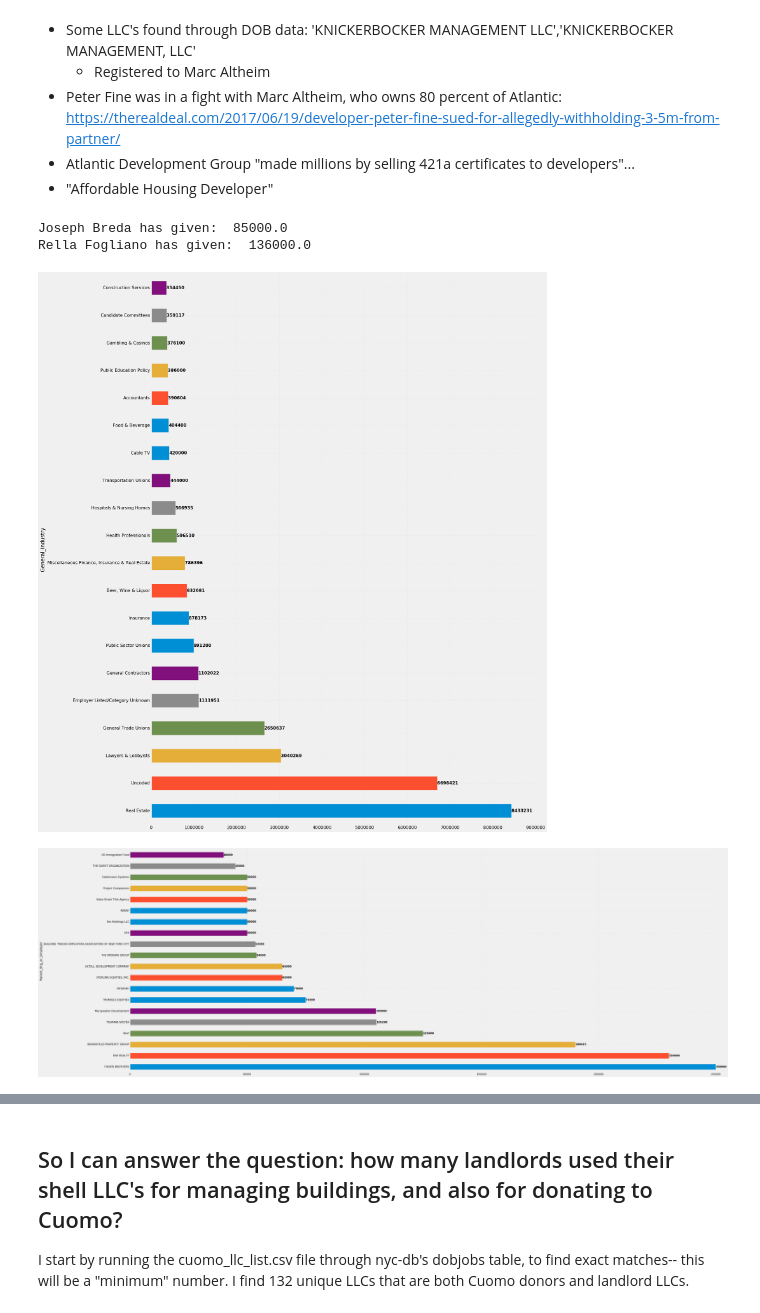
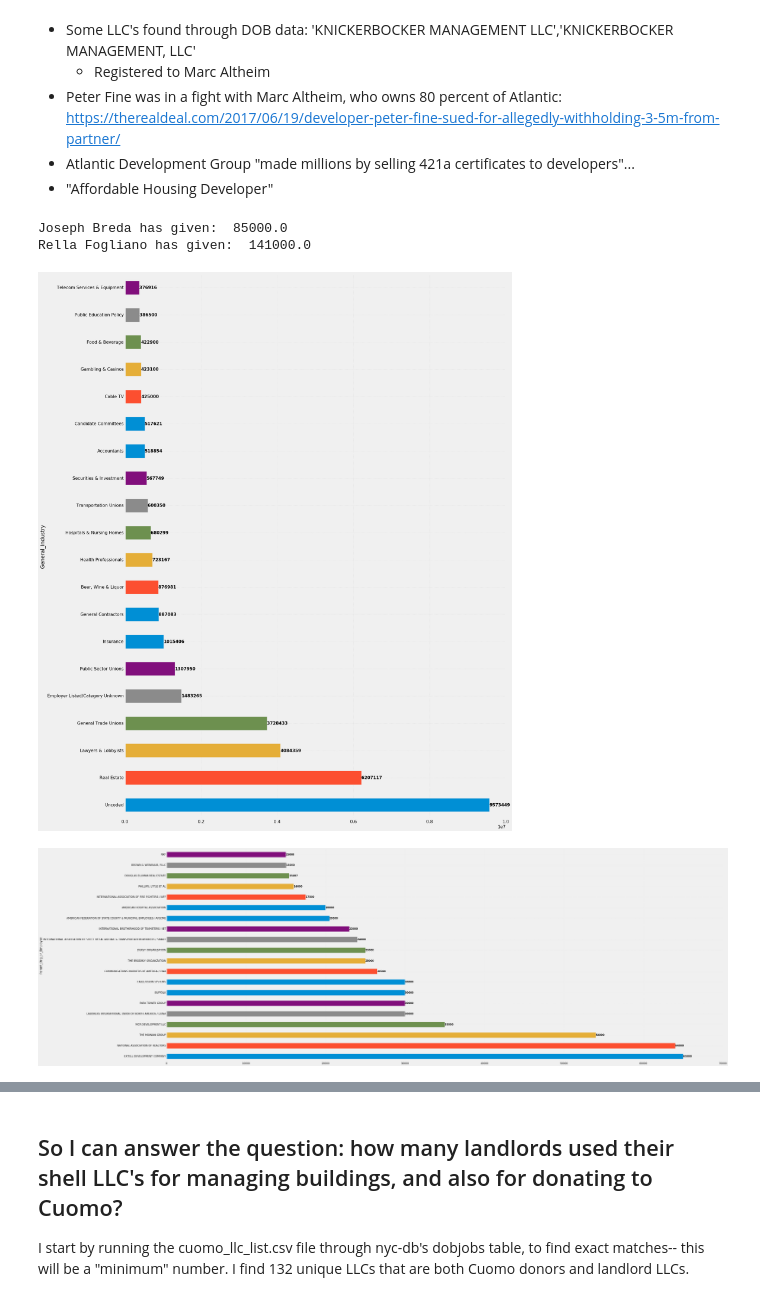
Before and after one commit to kromreig/warchest_cuomo_indy, a Jupyter notebook: Cuomo_Campaign_Finance.ipynb, the cells around one changed output, grey strips where cells are left out. Cells and saved outputs as stored; diff of their text form; code cells hidden in the pictures.

```diff
--- a/Cuomo_Campaign_Finance.ipynb
+++ b/Cuomo_Campaign_Finance.ipynb
@@ -597,5 +593,5 @@ rebny_df['firm'].nunique()
 # %%
 reb_list = list(set(rebny_df['firm']))
-#If they're in REBNY, categorize as REBNY
-merged.loc[merged['Parent_Org_or_Employer'].isin(reb_list),'rebny']=1
-merged.loc[merged['Parent_Org_or_Employer'].isin(reb_list),'General_Industry']='Real Estate'
+#Also, if they're in REBNY, categorize as REBNY
+df.loc[df['Parent_Org_or_Employer'].isin(reb_list),'rebny']=1
+df.loc[df['Parent_Org_or_Employer'].isin(reb_list),'General_Industry']='Real Estate'
@@ -610,10 +598,10 @@ squares = squares.groupby('General_Industry')['Amount_boe'].sum().to_frame().res
 # %%
-merged['Parent_Org_or_Employer']=merged['Parent_Org_or_Employer'].astype(object).fillna('Unknown')
+df['Parent_Org_or_Employer']=df['Parent_Org_or_Employer'].astype(object).fillna('Unknown')
 def fill_parent(row):
     if row['Parent_Org_or_Employer']=='Unknown':
         return row['firm']
     else:
         return row['Parent_Org_or_Employer']
 # %%
-merged['Parent_Org_or_Employer'] = merged.apply(fill_parent, axis=1)
+df['Parent_Org_or_Employer'] = df.apply(fill_parent, axis=1)
 # %%
@@ -761,11 +731,11 @@ merged[merged['Donor'].str.contains(r"BARNETT$", na=False)]
 - Atlantic Development Group "made millions by selling 421a certificates to developers"...
 - "Affordable Housing Developer"
 # %%
-print("Joseph Breda has given: ", merged[merged['Donor']=='JOSEPH BREDA']['Amount_boe'].sum())
-print("Rella Fogliano has given: ", merged[merged['Donor']=='RELLA FOGLIANO']['Amount_boe'].sum())
+print("Joseph Breda has given: ", df[df['Donor']=='JOSEPH BREDA']['Amount_boe'].sum())
+print("Rella Fogliano has given: ", df[df['Donor']=='RELLA FOGLIANO']['Amount_boe'].sum())
 # %% [output]
 Joseph Breda has given:  85000.0
-Rella Fogliano has given:  136000.0
+Rella Fogliano has given:  141000.0
 # %%
 plt.rcParams.update({
     'pdf.fonttype': 42,
@@ -804,8 +774,7 @@ plt.rcParams.update({
 })
 # %%
 plt.figure(figsize=(20,30))
-ax = merged\
-.groupby('General_Industry')['Amount_boe']\
+ax = df.groupby('General_Industry')['Amount_boe']\
 .sum().sort_values(ascending=False).head(20)\
 .plot(y='Amount_boe', x='General_Industry', kind='barh')
 
@@ -817,19 +786,19 @@ for i, bar in enumerate(ax.patches):
 
 plt.savefig("topindustries.pdf")
 # %% [output]
-[figure, old version]
+[figure, new version]
 # %%
 plt.figure(figsize=(50,20))
-ax=merged['2017-01-01':]\
+ax=df['2017-01-01':]\
 .groupby('Parent_Org_or_Employer')['Amount_boe']\
 .sum().sort_values(ascending=False).head(20)\
 .plot(y='Amount_boe', x='Parent_Org_or_Employer', kind='barh')
 
 for i, bar in enumerate(ax.patches):
     value = int(round(bar.get_width()))
     x_pos = bar.get_width() - 1
     y_pos = i
     ax.text(x_pos, y_pos, value, va='center', ha='left', color='black',fontweight='bold')
 plt.savefig('topdonors.pdf')
 # %% [output]
-[figure, old version]
+[figure, new version]
```
Also changed, not shown: parts of 64 cells of this notebook.
